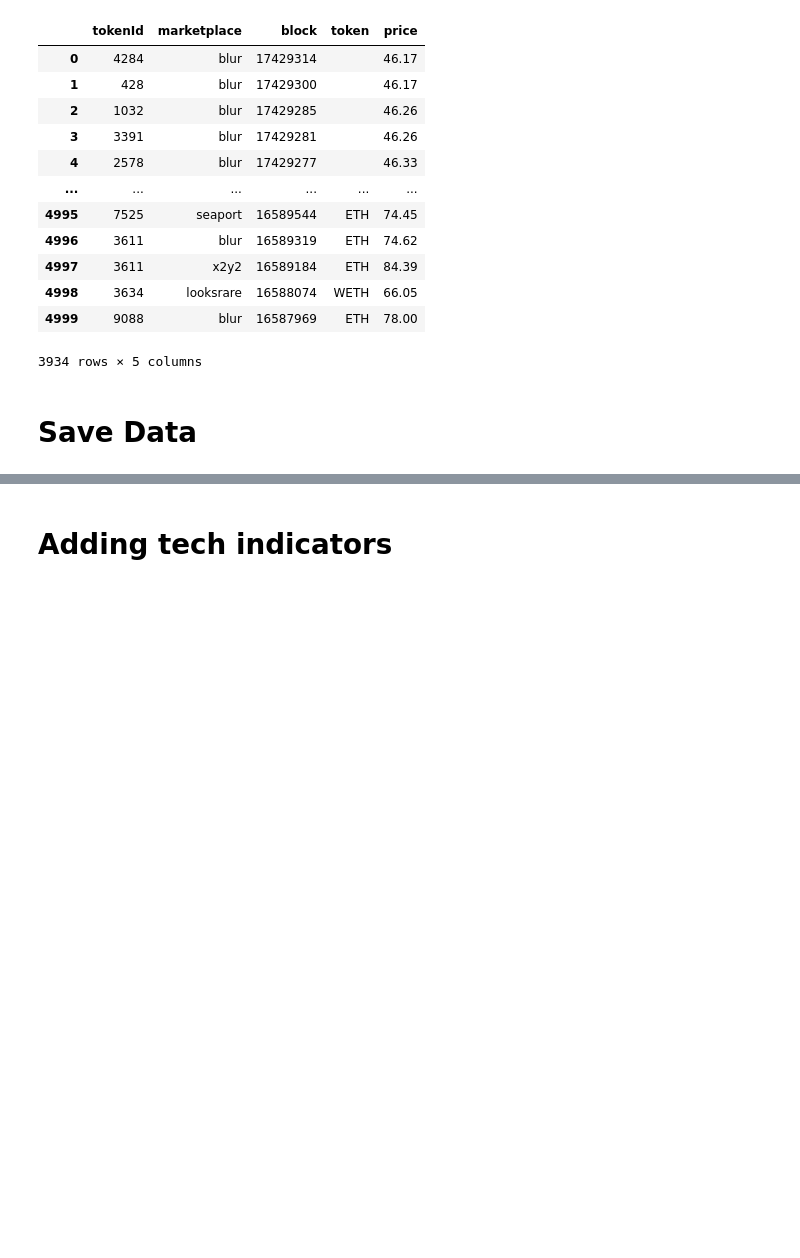
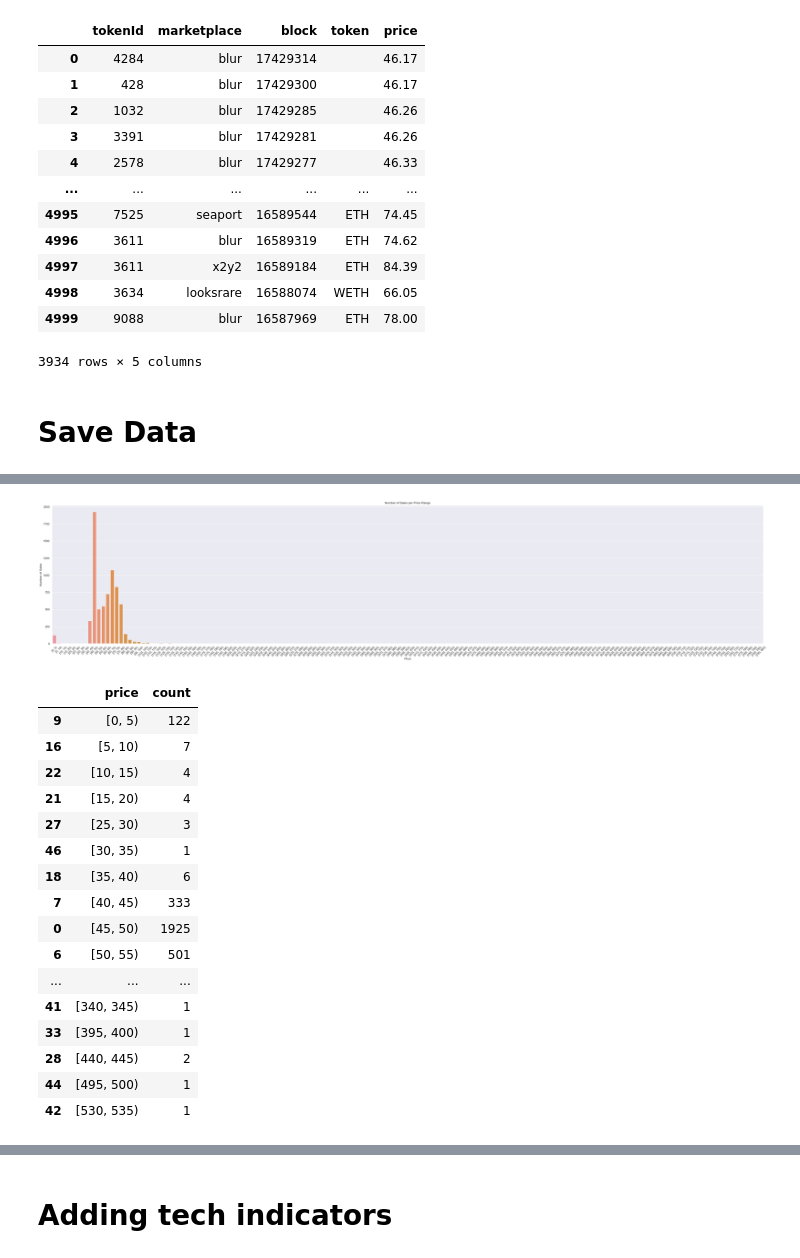
Before and after one commit to suanow/NFT-ML-term-paper, a Jupyter notebook: models/sand_new.ipynb, the cells around one changed output, grey strips where cells are left out. Saved outputs shown, nothing was run; the diff lists cells and outputs as text; code cells hidden in the pictures; blank space fills up the shorter version.

```diff
--- a/models/sand_new.ipynb
+++ b/models/sand_new.ipynb
@@ -181,0 +249,39 @@ bayc_blocks.to_csv('bayc_w_time.csv')
+# %%
+# Number of sales per price binned with step 5
+
+bins = list(range(0, int(bayc_df['price'].max()) + 5, 5))
+
+bayc_df['price_binned'] = pd.cut(bayc_df['price'], bins=bins, include_lowest=True, right=False)
+
+price_counts = bayc_df['price_binned'].value_counts().reset_index()
+price_counts.columns = ['price', 'count']
+price_counts = price_counts[price_counts['count'] > 0]
+
+plt.figure(figsize=(50,10))
+sns.barplot(x='price', y='count', data=price_counts)
+plt.xlabel('Price')
+plt.ylabel('Number of Sales')
+plt.title('Number of Sales per Price Range')
+plt.xticks(rotation=45)
+plt.show()
+
+price_counts.sort_values('price', ascending=True)
+# %% [output]
+[figure, added]
+|  | price | count |
+| 9 | [0, 5) | 122 |
+| 16 | [5, 10) | 7 |
+| 22 | [10, 15) | 4 |
+| 21 | [15, 20) | 4 |
+| 27 | [25, 30) | 3 |
+| 46 | [30, 35) | 1 |
+| 18 | [35, 40) | 6 |
+| 7 | [40, 45) | 333 |
+| 0 | [45, 50) | 1925 |
+| 6 | [50, 55) | 501 |
+| ... | ... | ... |
+| 41 | [340, 345) | 1 |
+| 33 | [395, 400) | 1 |
+| 28 | [440, 445) | 2 |
+| 44 | [495, 500) | 1 |
+| 42 | [530, 535) | 1 |
```
Also changed, not shown: parts of 42 cells of this notebook, 8 other files.
